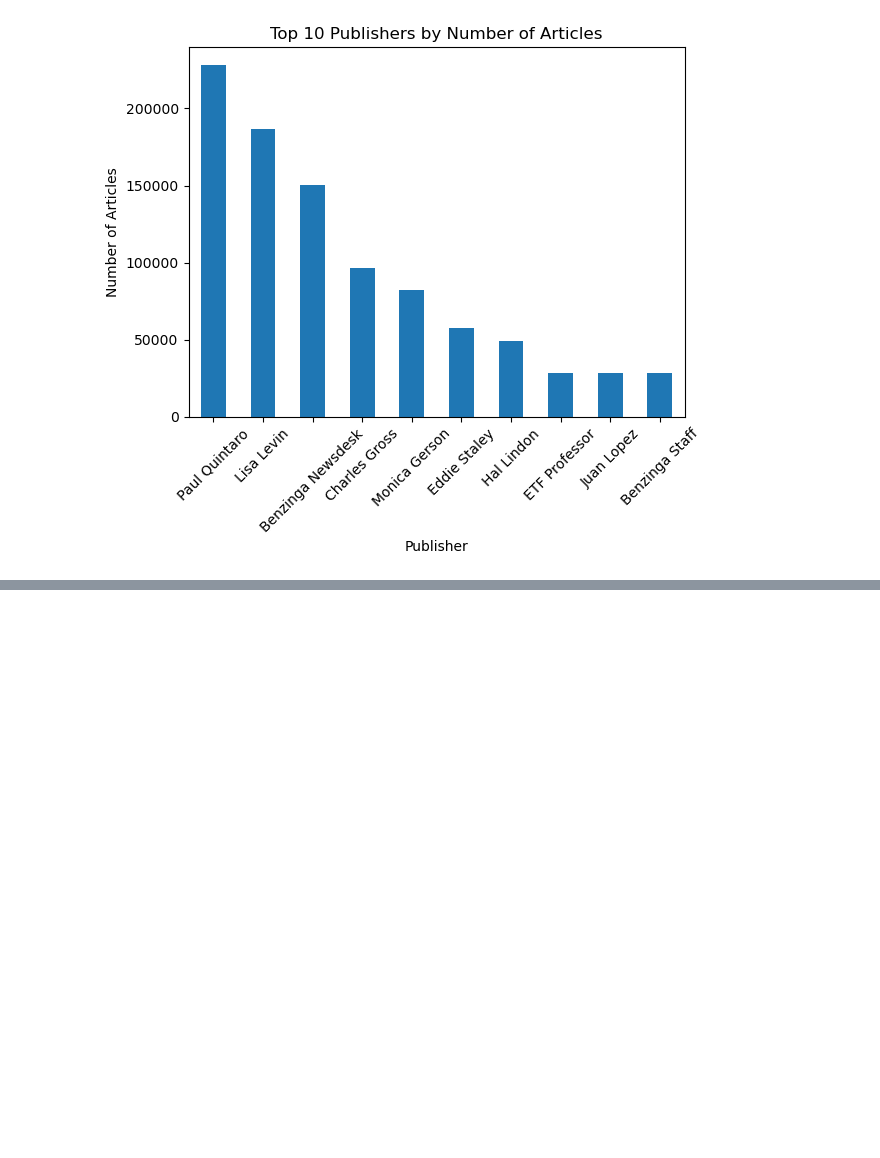
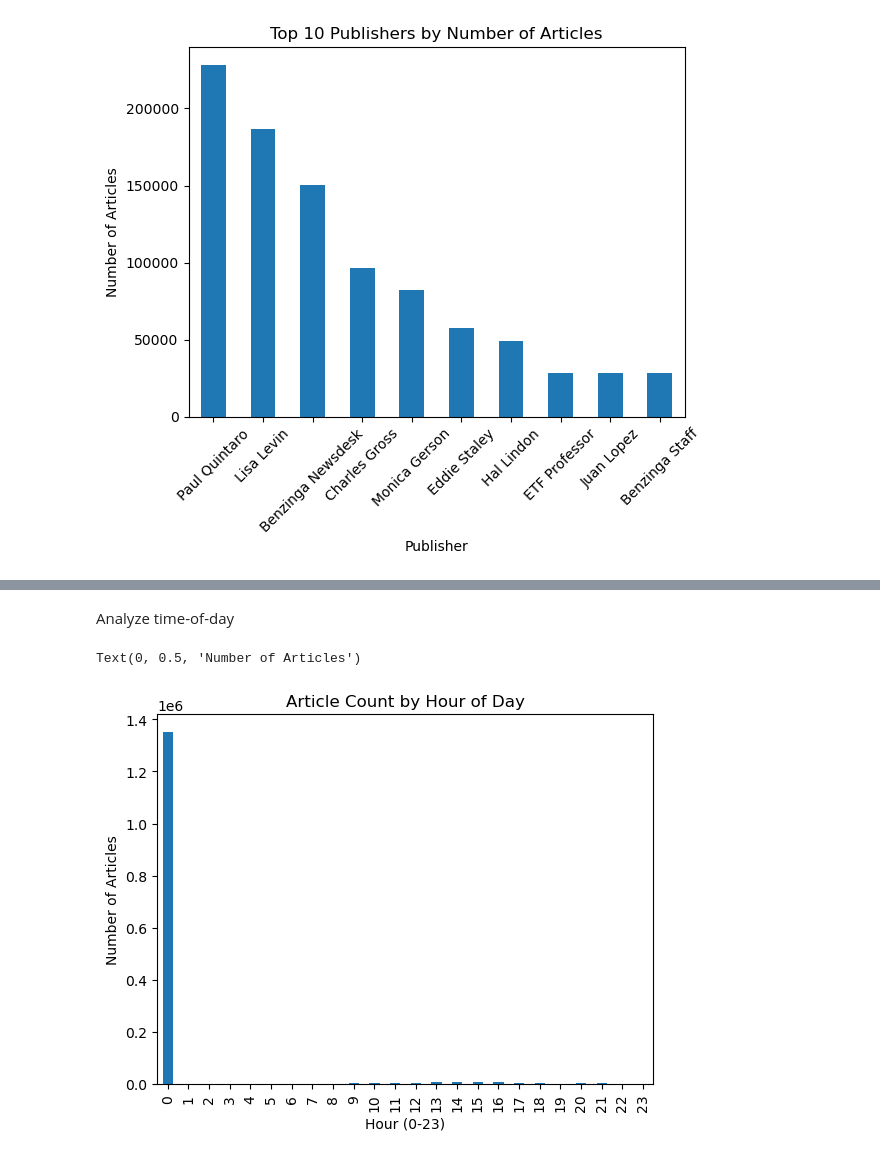
Before and after one commit to michael-099/Predicting-Price-Moves-with-News-Sentiment, a Jupyter notebook: notebooks/Predicting Price Moves with News Sentiment.ipynb, the cells around one changed output, grey strips where cells are left out. Saved outputs shown, nothing was run; the diff lists cells and outputs as text; code cells hidden in the pictures; blank space fills up the shorter version.

```diff
--- a/notebooks/Predicting Price Moves with News Sentiment.ipynb
+++ b/notebooks/Predicting Price Moves with News Sentiment.ipynb
@@ -86,0 +118,10 @@ Name: count, dtype: int64
+# %% [markdown]
+Analyze time-of-day
+# %%
+df['hour'].value_counts().sort_index().plot(kind='bar')
+plt.title("Article Count by Hour of Day")
+plt.xlabel("Hour (0-23)")
+plt.ylabel("Number of Articles")
+# %% [output]
+Text(0, 0.5, 'Number of Articles')
+[figure, added]
```
Also changed, not shown: parts of 7 cells of this notebook.
